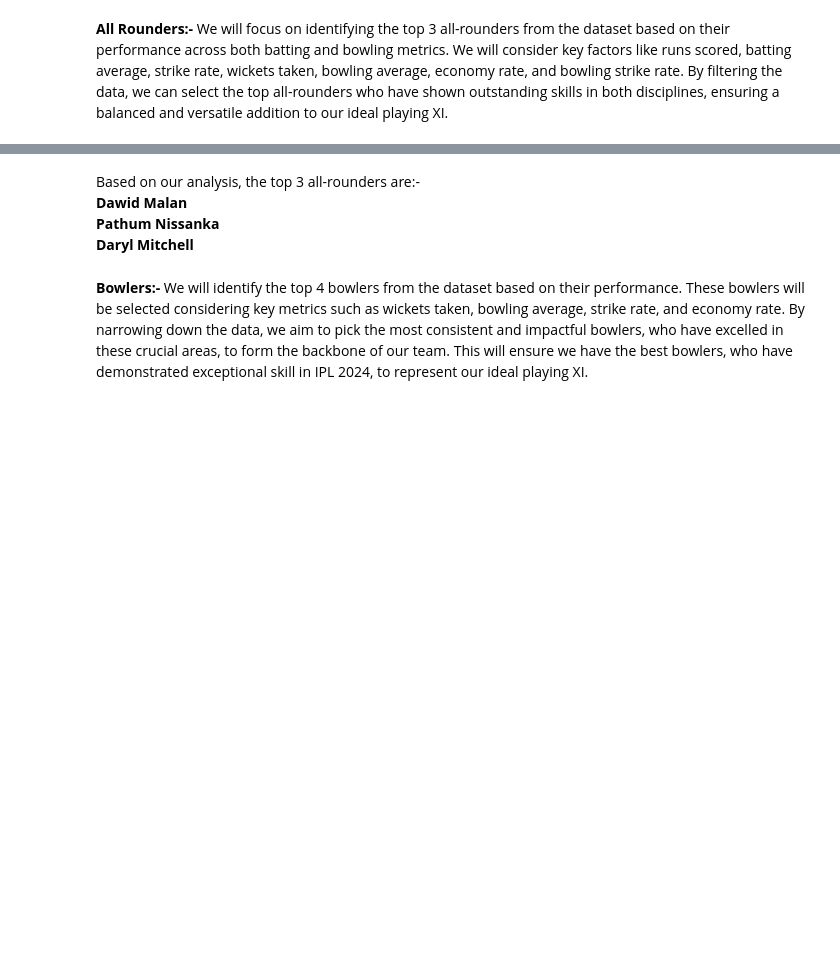
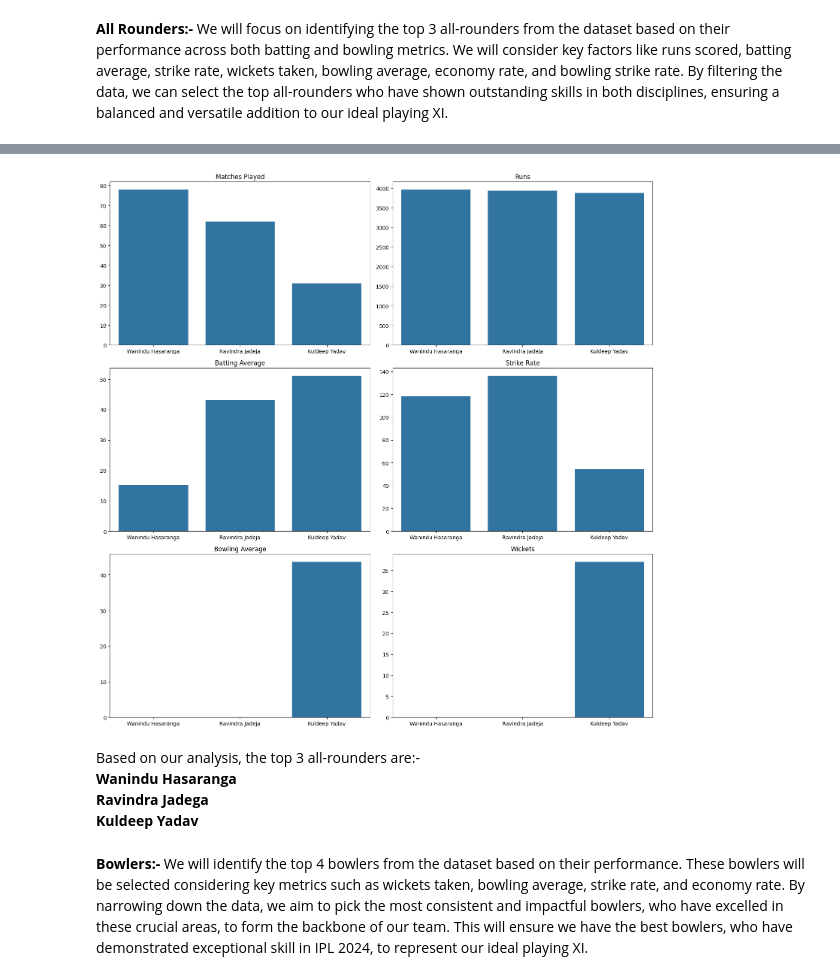
Before and after one commit to 13mayankjoshi13/IPL-2024-Data-Analytics-ML-DL-Model, a Jupyter notebook: Project_IPL_2024_Player_Performance_Analysis.ipynb, the cells around one changed output, grey strips where cells are left out. Saved outputs shown, nothing was run; the diff lists cells and outputs as text; code cells hidden in the pictures; blank space fills up the shorter version.

```diff
--- a/Project_IPL_2024_Player_Performance_Analysis.ipynb
+++ b/Project_IPL_2024_Player_Performance_Analysis.ipynb
@@ -736,6 +1017,6 @@ print(len(top_allrounders))
 # %%
 # Load the dataset
-file_path = "https://raw.githubusercontent.com/13mayankjoshi13/Data_Analysis_of_IPL_2024/refs/heads/main/IPL_2024_Players_Dataset.csv"
+file_path = "https://raw.githubusercontent.com/13mayankjoshi13/IPL-2024-Data-Analytics-ML-DL-Model/refs/heads/main/IPL_2024_Players_Dataset.csv"
 df = pd.read_csv(file_path)
 
 # Filter only all-rounders
@@ -746,48 +1027,50 @@ numeric_columns = ["Runs", "Average", "Strike Rate", "Wickets", "Bowling Average
 top_allrounders[numeric_columns] = top_allrounders[numeric_columns].apply(pd.to_numeric, errors='coerce')
 
 # Sort all-rounders based on Batting & Bowling performance
-top_allrounders = top_allrounders.sort_values(
+top_allrounders = df[df["Player Type"] == "All-Rounder"].sort_values(
     by=["Runs", "Average", "Strike Rate", "Wickets", "Bowling Average"],
-    ascending=[False, False, False, False, True]  # Higher is better, except Bowling Avg (lower is better)
-).reset_index(drop=True)
+    ascending=[False, False, False, False, True]
+).head(3)
 
 # Select top 3 all-rounders
 dynamic_top_allrounders = top_allrounders.head(3)
 labels = dynamic_top_allrounders["Player Name"].tolist()
 
 # Extract values
 matches_values = dynamic_top_allrounders["Matches Played"].tolist()
 runs_values = dynamic_top_allrounders["Runs"].tolist()
 average_values = dynamic_top_allrounders["Average"].tolist()
 strike_rate_values = dynamic_top_allrounders["Strike Rate"].tolist()
 bowling_strike_rate_values = dynamic_top_allrounders["Bowling Strike Rate"].tolist()
 bowling_average_values = dynamic_top_allrounders["Bowling Average"].tolist()
 wickets_values = dynamic_top_allrounders["Wickets"].tolist()
 economy_values = dynamic_top_allrounders["Economy"].tolist()
 
 # Plotting
 fig, axes = plt.subplots(3, 2, figsize=(15, 15))
 axes[0][0].set_title("Matches Played")
 axes[0][1].set_title("Runs")
 axes[1][0].set_title("Batting Average")
 axes[1][1].set_title("Strike Rate")
 axes[2][0].set_title("Bowling Average")
 axes[2][1].set_title("Wickets")
 
 sns.barplot(x=labels, y=matches_values, ax=axes[0][0])
 sns.barplot(x=labels, y=runs_values, ax=axes[0][1])
 sns.barplot(x=labels, y=average_values, ax=axes[1][0])
 sns.barplot(x=labels, y=strike_rate_values, ax=axes[1][1])
 sns.barplot(x=labels, y=bowling_average_values, ax=axes[2][0])
 sns.barplot(x=labels, y=wickets_values, ax=axes[2][1])
 
 plt.tight_layout()
 plt.show()
+# %% [output]
+[figure, added]
 # %% [markdown]
 Based on our analysis, the top 3 all-rounders are:-
-**Dawid Malan**
-**Pathum Nissanka**
-**Daryl Mitchell**
+**Wanindu Hasaranga**
+**Ravindra Jadega**
+**Kuldeep Yadav**
 # %% [markdown]
 **Bowlers:-** We will identify the top 4 bowlers from the dataset based on their performance. These bowlers will be selected considering key metrics such as wickets taken, bowling average, strike rate, and economy rate. By narrowing down the data, we aim to pick the most consistent and impactful bowlers, who have excelled in these crucial areas, to form the backbone of our team. This will ensure we have the best bowlers, who have demonstrated exceptional skill in IPL 2024, to represent our ideal playing XI.
 # %%
```
Also changed, not shown: parts of 51 cells of this notebook.
